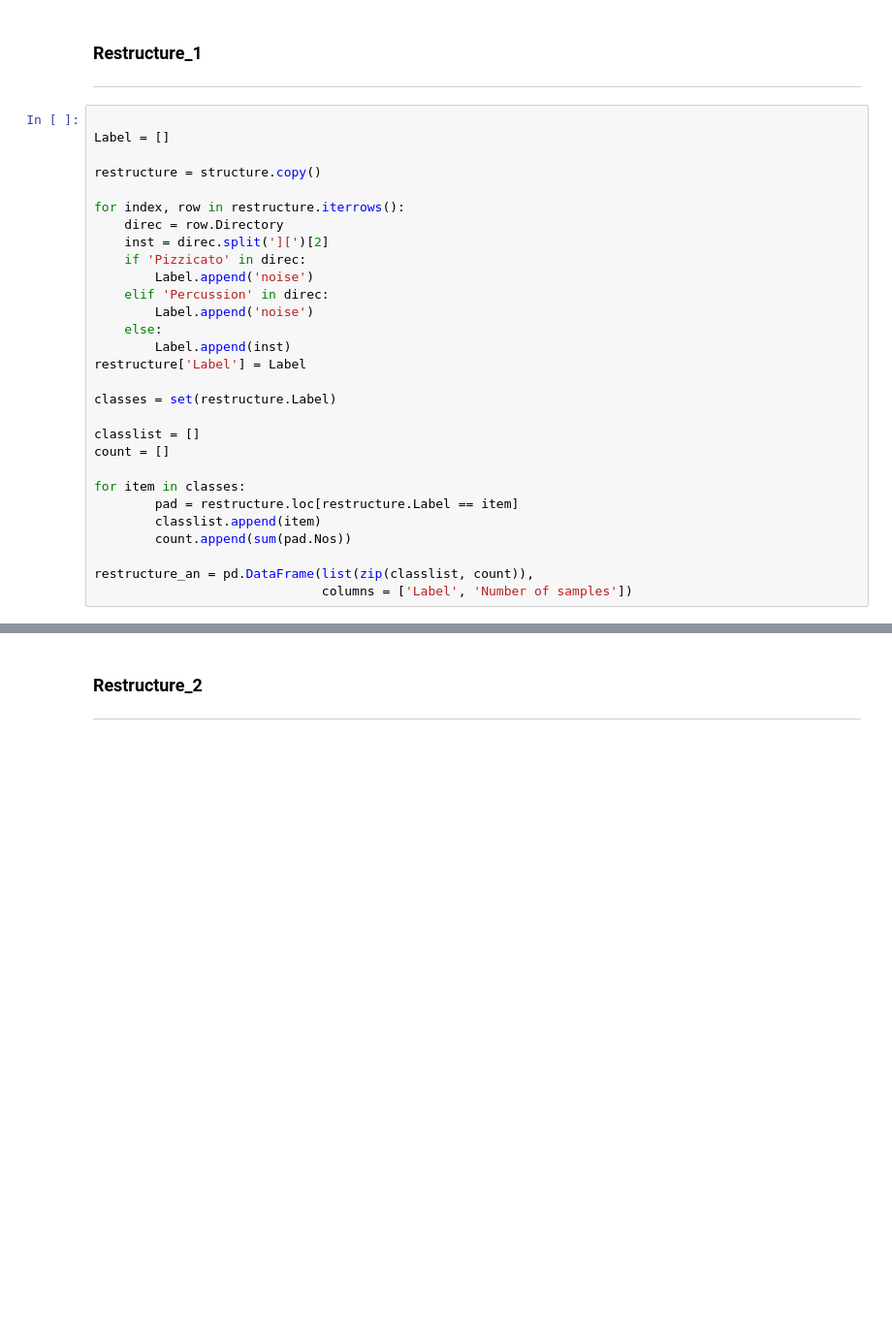
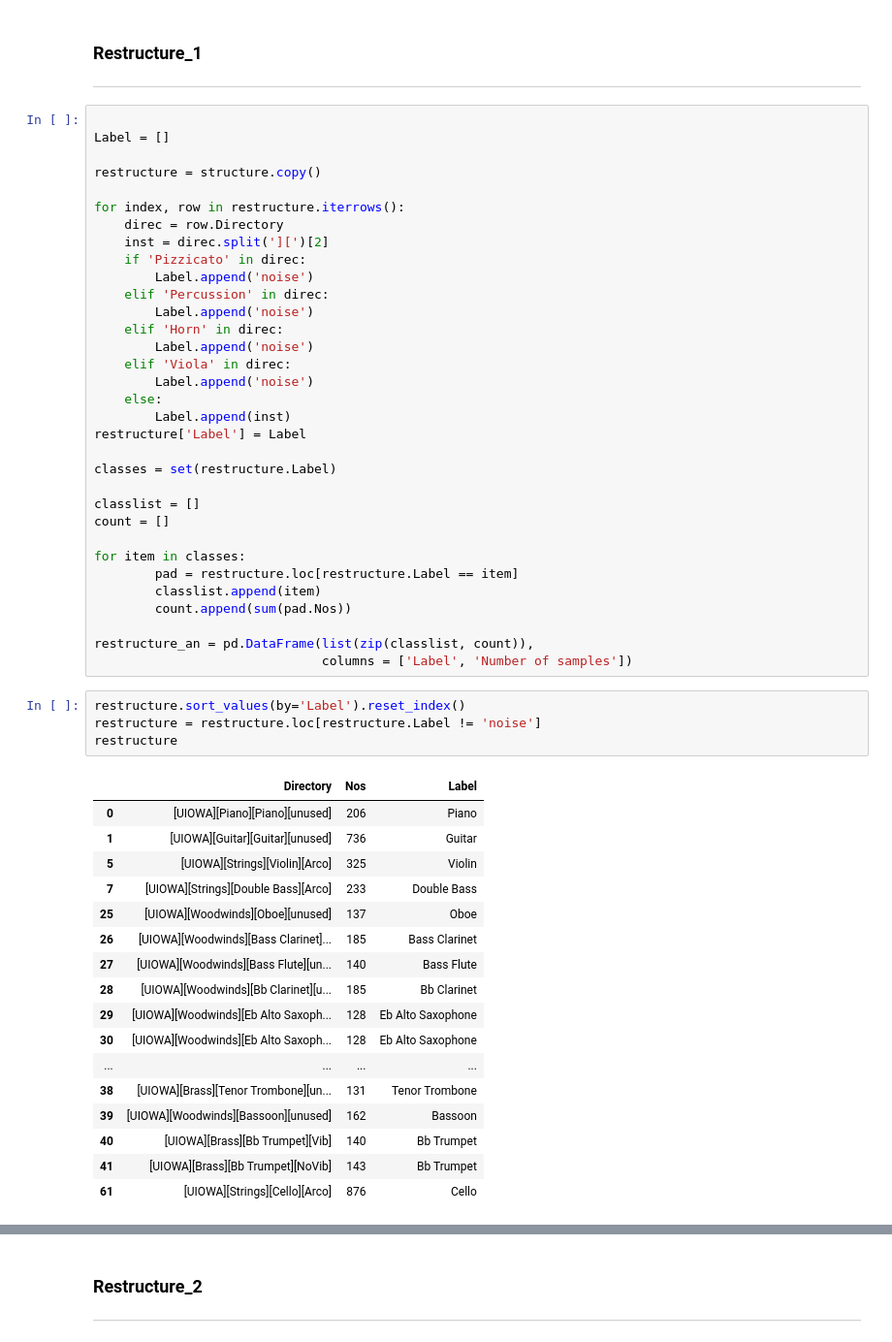
Before and after one commit to gitMantas/instrumentdetection, a Jupyter notebook: Dataset_UIOWA.ipynb, the cells around one changed output, grey strips where cells are left out. Shown at 97% size. Saved outputs shown, nothing was run; the diff lists cells and outputs as text; blank space fills up the shorter version.

```diff
--- a/Dataset_UIOWA.ipynb
+++ b/Dataset_UIOWA.ipynb
@@ -172,6 +174,10 @@ for index, row in restructure.iterrows():
     if 'Pizzicato' in direc:
         Label.append('noise')
     elif 'Percussion' in direc:
+        Label.append('noise')
+    elif 'Horn' in direc:
+        Label.append('noise')
+    elif 'Viola' in direc:
         Label.append('noise')
     else:
         Label.append(inst)
@@ -189,3 +195,25 @@ for item in classes:
 
 restructure_an = pd.DataFrame(list(zip(classlist, count)),
                               columns = ['Label', 'Number of samples'])
+# %%
+restructure.sort_values(by='Label').reset_index()
+restructure = restructure.loc[restructure.Label != 'noise']
+restructure
+# %% [output]
+|  | Directory | Nos | Label |
+| 0 | [UIOWA][Piano][Piano][unused] | 206 | Piano |
+| 1 | [UIOWA][Guitar][Guitar][unused] | 736 | Guitar |
+| 5 | [UIOWA][Strings][Violin][Arco] | 325 | Violin |
+| 7 | [UIOWA][Strings][Double Bass][Arco] | 233 | Double Bass |
+| 25 | [UIOWA][Woodwinds][Oboe][unused] | 137 | Oboe |
+| 26 | [UIOWA][Woodwinds][Bass Clarinet]... | 185 | Bass Clarinet |
+| 27 | [UIOWA][Woodwinds][Bass Flute][un... | 140 | Bass Flute |
+| 28 | [UIOWA][Woodwinds][Bb Clarinet][u... | 185 | Bb Clarinet |
+| 29 | [UIOWA][Woodwinds][Eb Alto Saxoph... | 128 | Eb Alto Saxophone |
+| 30 | [UIOWA][Woodwinds][Eb Alto Saxoph... | 128 | Eb Alto Saxophone |
+| ... | ... | ... | ... |
+| 38 | [UIOWA][Brass][Tenor Trombone][un... | 131 | Tenor Trombone |
+| 39 | [UIOWA][Woodwinds][Bassoon][unused] | 162 | Bassoon |
+| 40 | [UIOWA][Brass][Bb Trumpet][Vib] | 140 | Bb Trumpet |
+| 41 | [UIOWA][Brass][Bb Trumpet][NoVib] | 143 | Bb Trumpet |
+| 61 | [UIOWA][Strings][Cello][Arco] | 876 | Cello |
```
Also changed, not shown: parts of 15 cells of this notebook, 3 other files.
